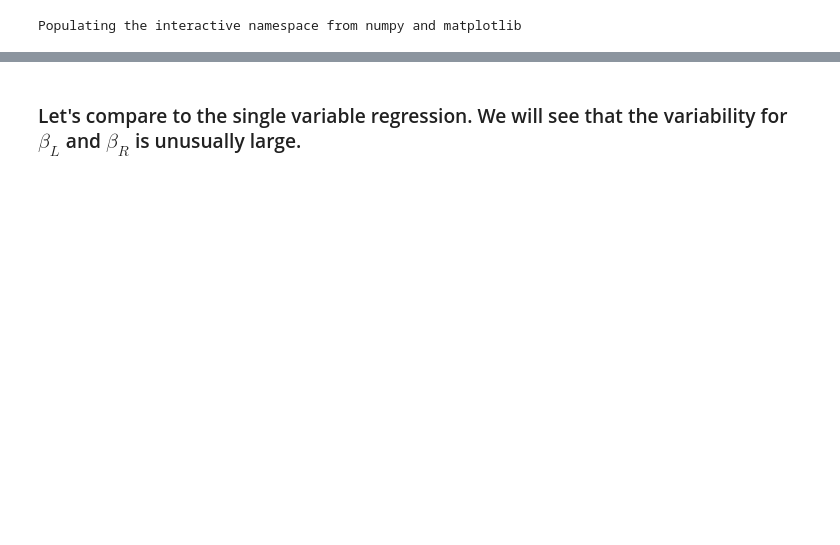
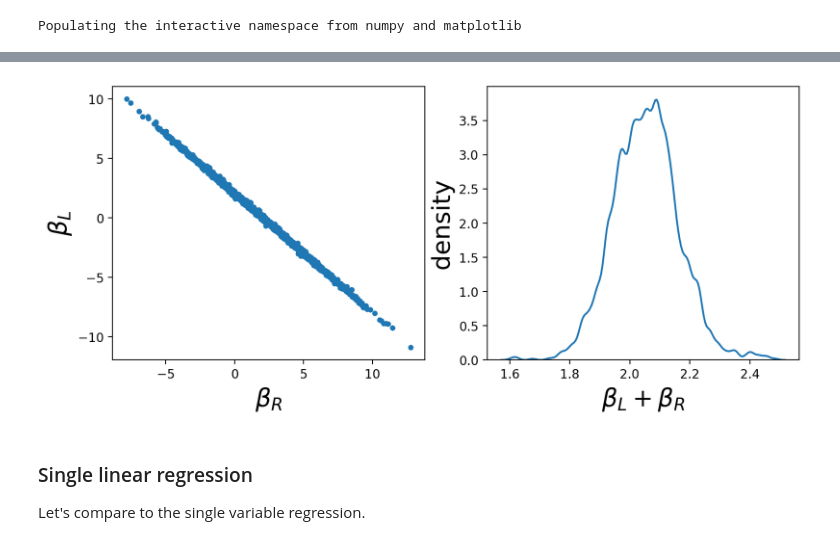
Before and after one commit to ccontrer/MATH509-Winter2025-JupyterNotebooks, a Jupyter notebook: Week 5.ipynb, the cells around one changed output, grey strips where cells are left out. Cells and saved outputs as stored; diff of their text form; code cells hidden in the pictures; blank space fills up the shorter version.

```diff
--- a/Week 5.ipynb
+++ b/Week 5.ipynb
@@ -83,5 +141,21 @@ ValueError: Not enough samples to build a trace.
+# %%
+fig = figure(1, [10, 4])
+
+fig.add_subplot(121)
+plot(H_LR_posterior['beta_R'], H_LR_posterior['beta_L'], '.')
+xlabel(r'$\beta_R$', fontsize=20)
+ylabel(r'$\beta_L$', fontsize=20);
+
+fig.add_subplot(122)
+sns.kdeplot(H_LR_posterior['beta_L'] + H_LR_posterior['beta_R'], label=r'$\beta_L + \beta_R$')
+xlabel(r'$\beta_L + \beta_R$', fontsize=20)
+ylabel('density', fontsize=20);
+# %% [output]
+[figure, added]
 # %% [markdown]
-### Let's compare to the single variable regression. We will see that the variability for $\beta_L$ and $\beta_R$ is unusually large.
+### Single linear regression
+
+Let's compare to the single variable regression.
 # %%
 with pm.Model() as model_H_L:
     sigma = pm.Exponential('sigma', 1)
```
Also changed, not shown: parts of 76 cells of this notebook.
